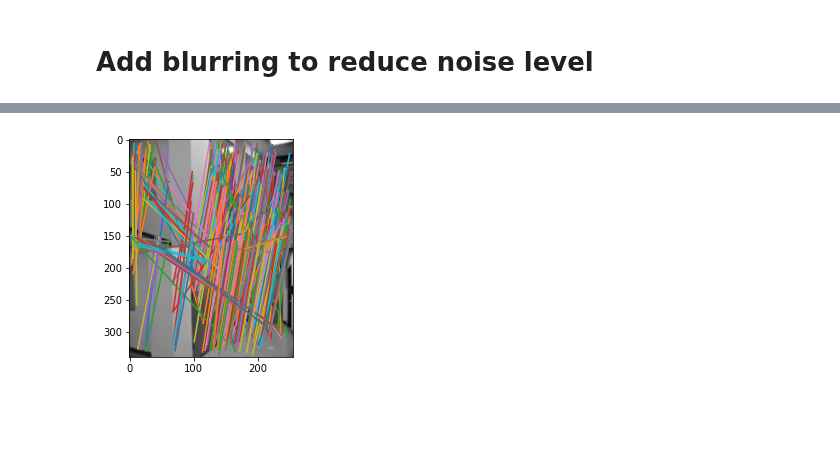
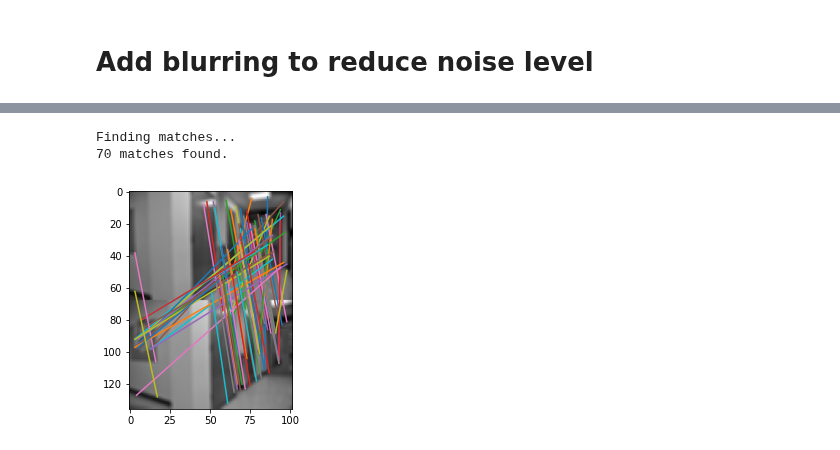
Before and after one commit to Tsmorz/computer-vision, a Jupyter notebook: Project 2/Harris Corner Matching.ipynb, the cells around one changed output, grey strips where cells are left out. Saved outputs shown, nothing was run; the diff lists cells and outputs as text; code cells hidden in the pictures; blank space fills up the shorter version.

```diff
--- a/Project 2/Harris Corner Matching.ipynb
+++ b/Project 2/Harris Corner Matching.ipynb
@@ -324,4 +322,11 @@ drawLines(im1,im2,matches,0.99995)
-# %%
-drawLines(im1,im2,matches,0.999)
-# %% [output]
-[figure, removed]
+# %%
+# Find matches
+print('Finding matches...')
+num_matches = np.sum(corners2>0)
+matches = patch2patch(im2,im1,corners2,corners1,width,num_matches)
+print(matches.shape[0],'matches found.')
+drawLines(im2,im1,matches,0.9)
+# %% [output]
+Finding matches...
+70 matches found.
+[figure, added]
```
Also changed, not shown: parts of 6 cells of this notebook.
